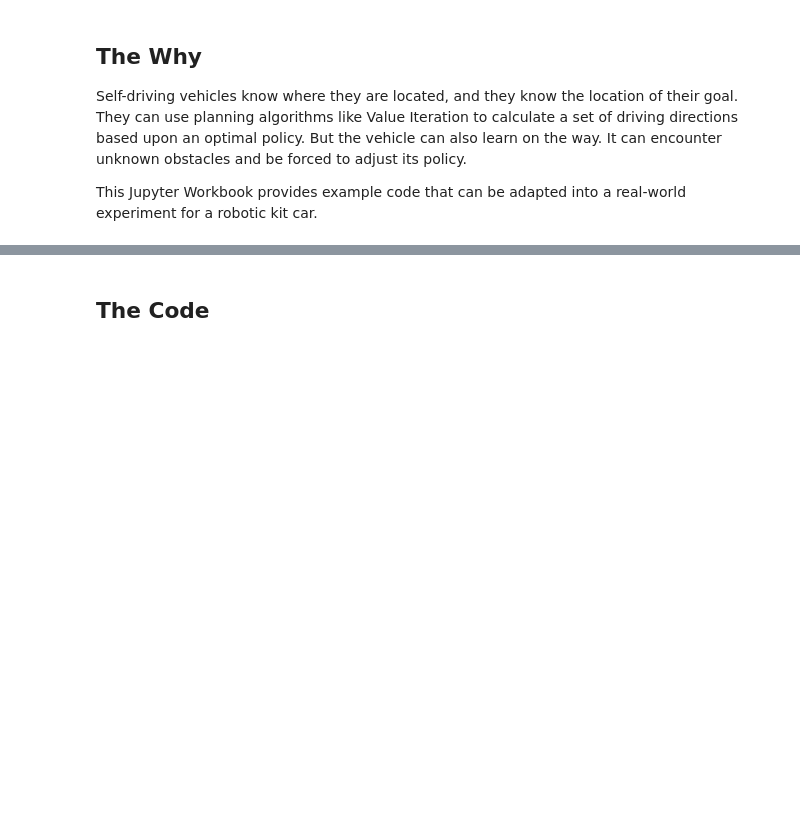
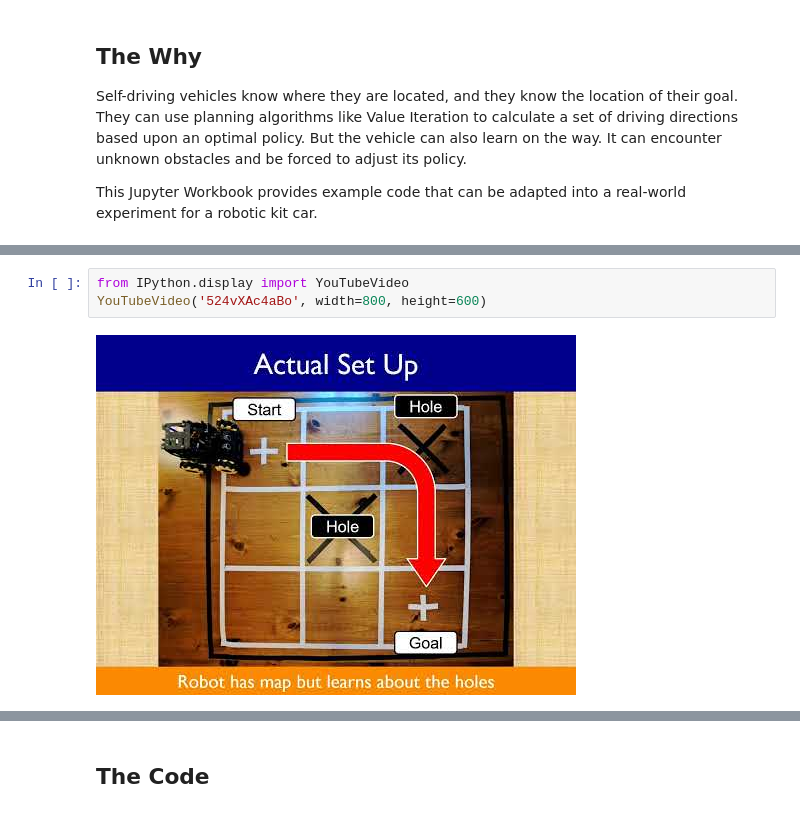
Before and after one commit to tedhartnell/ai4r-jupyter, a Jupyter notebook: dynamic_value_iteration.ipynb, the cells around one changed output, grey strips where cells are left out. Saved outputs shown, nothing was run; the diff lists cells and outputs as text; blank space fills up the shorter version.

Commit message:
Added hardware challenge demostration videos

```diff
--- a/dynamic_value_iteration.ipynb
+++ b/dynamic_value_iteration.ipynb
@@ -14,3 +22,8 @@ This Jupyter Workbook provides example code that can be adapted into a real-worl
+# %%
+from IPython.display import YouTubeVideo
+YouTubeVideo('524vXAc4aBo', width=800, height=600)
+# %% [output]
+[figure, added]
 # %% [markdown]
 ## Grid World
 
```
Also changed, not shown: parts of 2 cells of this notebook.
